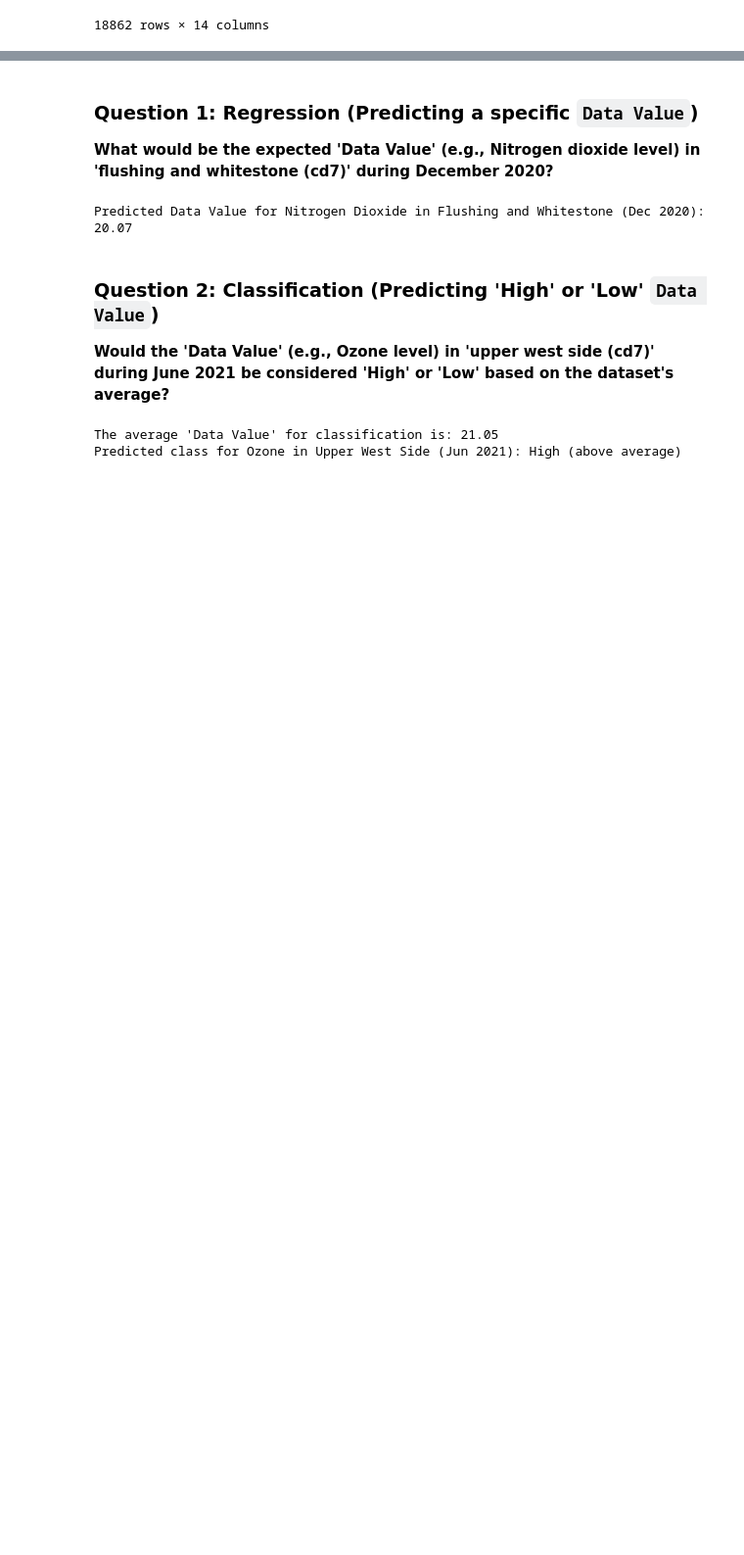
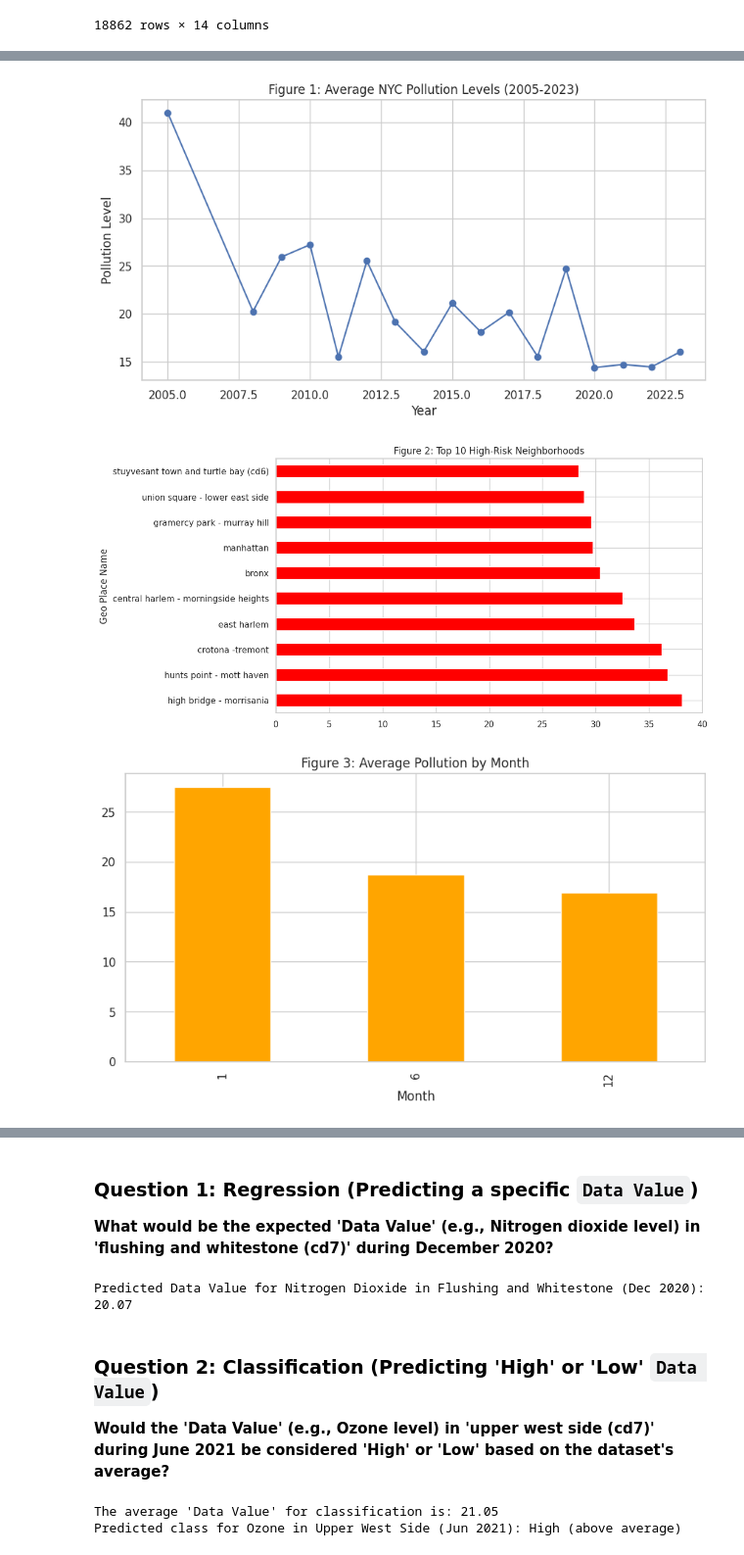
Before and after one commit to MuhammadAasim2025/data-science-project, a Jupyter notebook: air_quality.ipynb, the cells around one changed output, grey strips where cells are left out. Shown at 98% size. Saved outputs shown, nothing was run; the diff lists cells and outputs as text; code cells hidden in the pictures; blank space fills up the shorter version.

```diff
--- a/air_quality.ipynb
+++ b/air_quality.ipynb
@@ -379,3 +379,38 @@ display(df.head())
 | 2 | 550157 | 375 | nitrogen dioxide (no2) | Mean | cd | rockaway and broad channel (cd14) | annual average 2017 | 2017-01-01 | ... |
 | 3 | 412802 | 375 | nitrogen dioxide (no2) | Mean | cd | flushing and whitestone (cd7) | winter 2015-16 | 2015-12-01 | ... |
 | 4 | 412803 | 375 | nitrogen dioxide (no2) | Mean | cd | flushing and whitestone (cd7) | summer 2016 | 2016-06-01 | ... |
+# %%
+import matplotlib.pyplot as plt
+import seaborn as sns
+
+# Set a professional style
+sns.set_theme(style="whitegrid")
+
+# --- Q1: Yearly Trend (Future Prediction) ---
+plt.figure(figsize=(10, 5))
+df.groupby('Year')['Data Value'].mean().plot(kind='line', marker='o', color='b')
+plt.title('Figure 1: Average NYC Pollution Levels (2005-2023)')
+plt.ylabel('Pollution Level')
+plt.savefig('eda_yearly.png')
+
+# --- Q2: Hotspots (High Risk Areas) ---
+plt.figure(figsize=(10, 6))
+df.groupby('Geo Place Name')['Data Value'].mean().sort_values(ascending=False).head(10).plot(kind='barh', color='red')
+plt.title('Figure 2: Top 10 High-Risk Neighborhoods')
+plt.savefig('eda_hotspots.png')
+
+# --- Q3: Seasonality (Monthly Prediction) ---
+plt.figure(figsize=(10, 5))
+df.groupby('Month')['Data Value'].mean().plot(kind='bar', color='orange')
+plt.title('Figure 3: Average Pollution by Month')
+plt.savefig('eda_seasonality.png')
+
+# --- Q4: Pollutant Impact ---
+plt.figure(figsize=(10, 5))
+df.groupby('Name')['Data Value'].mean().sort_values().plot(kind='barh', color='purple')
+plt.title('Figure 4: Average Concentration per Pollutant Type')
+plt.savefig('eda_pollutants.png')
+# %% [output]
+[figure, added]
+[figure, added]
+[figure, added]
```
Also changed, not shown: parts of 3 cells of this notebook.
